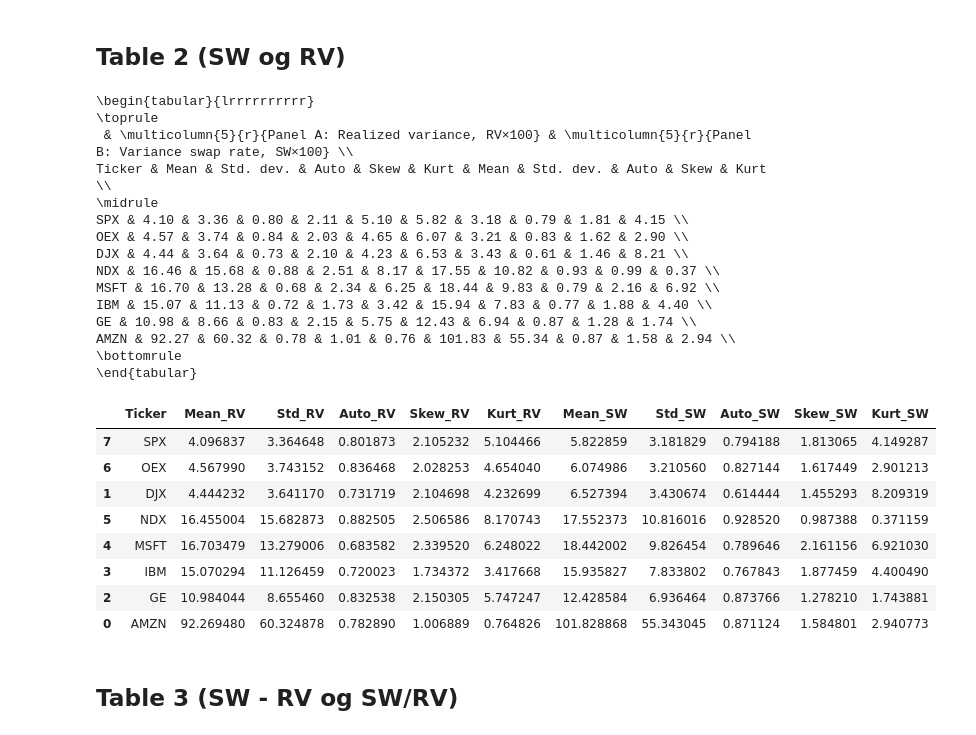
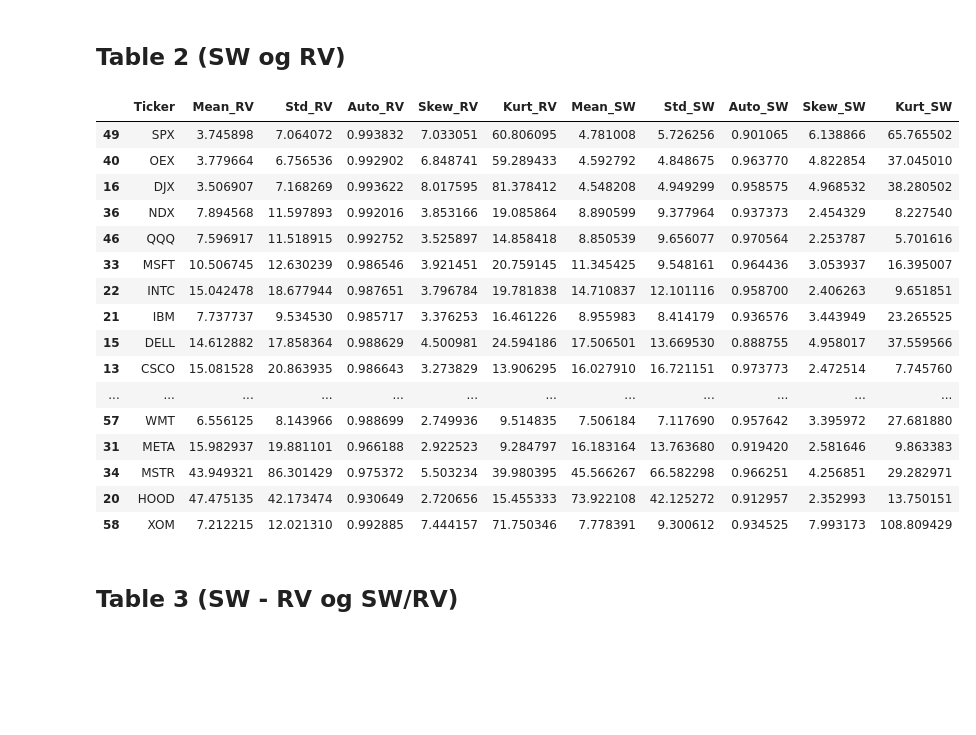
Before and after one commit to MadsHebsgaard/volpy, a Jupyter notebook: main.ipynb, the cells around one changed output. Saved outputs shown, nothing was run; the diff lists cells and outputs as text; code cells hidden in the pictures; blank space fills up the shorter version.

```diff
--- a/main.ipynb
+++ b/main.ipynb
@@ -32,17 +33,15 @@ importlib.reload(table_lib)
 # %%
 # Load data
 profile = "Mads"
-data_folder = "i4s4"
-tickers = None
+data_folder = "US ZOO"   # "i4s4"  ,   "US ZOO"
+tickers = ['SPX', 'OEX', "DJX", "DNX", "GE", "AMZN", "TSLA"] #  None
 # tickers = ["SPX", "OEX", "AMZN"]
 od, FW, ZCY_curves, returns_and_prices = load_clean_lib.load_od_FW_ZCY(profile, data_folder, tickers = tickers)
+first_day = od["date"].min()
+last_day = od["date"].max()
 
 # first_day = pd.to_datetime("1996-01-04")
-# last_day = pd.to_datetime("1997-01-01")
-first_day = pd.to_datetime("1996-01-04")
-# first_day = pd.to_datetime("2002-01-04")
-last_day = pd.to_datetime("2003-02-28")
-# last_day = pd.to_datetime("1996-05-01")
+# last_day = pd.to_datetime("2003-02-28")
 
 # Clean data
 od = load_clean_lib.clean_od(od, first_day = first_day, last_day = last_day)
@@ -92,3 +93,5 @@ summary_dly_df = vp.fill_swap_rates(summary_dly_df, od_rdy, n_points=200)
+# %%
+summary_dly_df = pd.read_csv(f"data/summary_dly_df 2025-03_11_11-44.csv")
 # %% [markdown]
 ## Keep only active days, and take average for table (just overview)
 # %%
@@ -129,6 +121,8 @@ merged_df = summary_dly_df_reset.merge(
 # Optionally, set the index back to ['Date', 'Ticker']
 summary_dly_df = merged_df.set_index(['Date', 'Ticker'])
 summary_dly_df = summary_dly_df.reset_index()
+# %%
+summary_dly_df = summary_dly_df[summary_dly_df["SW"].notna()]
 # %% [markdown]
 ## Table 1 (Aktive dage)
 # %%
@@ -167,32 +155,25 @@ AMZN & 20-Nov-1997 & 28-Feb-2003 & 1261 & 13.92 \\
 # %% [markdown]
 ## Table 2 (SW og RV)
 # %%
-table_lib.CarrWu2009_table_2(summary_dly_df, print_latex = True) # , print_latex = True
+table_lib.CarrWu2009_table_2(summary_dly_df, print_latex = False) # , print_latex = True
 # %% [output]
-\begin{tabular}{lrrrrrrrrrr}
-\toprule
- & \multicolumn{5}{r}{Panel A: Realized variance, RV×100} & \multicolumn{5}{r}{Panel B: Variance swap rate, SW×100} \\
-Ticker & Mean & Std. dev. & Auto & Skew & Kurt & Mean & Std. dev. & Auto & Skew & Kurt \\
-\midrule
-SPX & 4.10 & 3.36 & 0.80 & 2.11 & 5.10 & 5.82 & 3.18 & 0.79 & 1.81 & 4.15 \\
-OEX & 4.57 & 3.74 & 0.84 & 2.03 & 4.65 & 6.07 & 3.21 & 0.83 & 1.62 & 2.90 \\
-DJX & 4.44 & 3.64 & 0.73 & 2.10 & 4.23 & 6.53 & 3.43 & 0.61 & 1.46 & 8.21 \\
-NDX & 16.46 & 15.68 & 0.88 & 2.51 & 8.17 & 17.55 & 10.82 & 0.93 & 0.99 & 0.37 \\
-MSFT & 16.70 & 13.28 & 0.68 & 2.34 & 6.25 & 18.44 & 9.83 & 0.79 & 2.16 & 6.92 \\
-IBM & 15.07 & 11.13 & 0.72 & 1.73 & 3.42 & 15.94 & 7.83 & 0.77 & 1.88 & 4.40 \\
-GE & 10.98 & 8.66 & 0.83 & 2.15 & 5.75 & 12.43 & 6.94 & 0.87 & 1.28 & 1.74 \\
-AMZN & 92.27 & 60.32 & 0.78 & 1.01 & 0.76 & 101.83 & 55.34 & 0.87 & 1.58 & 2.94 \\
-\bottomrule
-\end{tabular}
 |  | Ticker | Mean_RV | Std_RV | Auto_RV | Skew_RV | Kurt_RV | Mean_SW | Std_SW | Auto_SW | Skew_SW | Kurt_SW |
-| 7 | SPX | 4.096837 | 3.364648 | 0.801873 | 2.105232 | 5.104466 | 5.822859 | 3.181829 | 0.794188 | 1.813065 | 4.149287 |
-| 6 | OEX | 4.567990 | 3.743152 | 0.836468 | 2.028253 | 4.654040 | 6.074986 | 3.210560 | 0.827144 | 1.617449 | 2.901213 |
-| 1 | DJX | 4.444232 | 3.641170 | 0.731719 | 2.104698 | 4.232699 | 6.527394 | 3.430674 | 0.614444 | 1.455293 | 8.209319 |
-| 5 | NDX | 16.455004 | 15.682873 | 0.882505 | 2.506586 | 8.170743 | 17.552373 | 10.816016 | 0.928520 | 0.987388 | 0.371159 |
-| 4 | MSFT | 16.703479 | 13.279006 | 0.683582 | 2.339520 | 6.248022 | 18.442002 | 9.826454 | 0.789646 | 2.161156 | 6.921030 |
-| 3 | IBM | 15.070294 | 11.126459 | 0.720023 | 1.734372 | 3.417668 | 15.935827 | 7.833802 | 0.767843 | 1.877459 | 4.400490 |
-| 2 | GE | 10.984044 | 8.655460 | 0.832538 | 2.150305 | 5.747247 | 12.428584 | 6.936464 | 0.873766 | 1.278210 | 1.743881 |
-| 0 | AMZN | 92.269480 | 60.324878 | 0.782890 | 1.006889 | 0.764826 | 101.828868 | 55.343045 | 0.871124 | 1.584801 | 2.940773 |
+| 49 | SPX | 3.745898 | 7.064072 | 0.993832 | 7.033051 | 60.806095 | 4.781008 | 5.726256 | 0.901065 | 6.138866 | 65.765502 |
+| 40 | OEX | 3.779664 | 6.756536 | 0.992902 | 6.848741 | 59.289433 | 4.592792 | 4.848675 | 0.963770 | 4.822854 | 37.045010 |
+| 16 | DJX | 3.506907 | 7.168269 | 0.993622 | 8.017595 | 81.378412 | 4.548208 | 4.949299 | 0.958575 | 4.968532 | 38.280502 |
+| 36 | NDX | 7.894568 | 11.597893 | 0.992016 | 3.853166 | 19.085864 | 8.890599 | 9.377964 | 0.937373 | 2.454329 | 8.227540 |
+| 46 | QQQ | 7.596917 | 11.518915 | 0.992752 | 3.525897 | 14.858418 | 8.850539 | 9.656077 | 0.970564 | 2.253787 | 5.701616 |
+| 33 | MSFT | 10.506745 | 12.630239 | 0.986546 | 3.921451 | 20.759145 | 11.345425 | 9.548161 | 0.964436 | 3.053937 | 16.395007 |
+| 22 | INTC | 15.042478 | 18.677944 | 0.987651 | 3.796784 | 19.781838 | 14.710837 | 12.101116 | 0.958700 | 2.406263 | 9.651851 |
+| 21 | IBM | 7.737737 | 9.534530 | 0.985717 | 3.376253 | 16.461226 | 8.955983 | 8.414179 | 0.936576 | 3.443949 | 23.265525 |
+| 15 | DELL | 14.612882 | 17.858364 | 0.988629 | 4.500981 | 24.594186 | 17.506501 | 13.669530 | 0.888755 | 4.958017 | 37.559566 |
+| 13 | CSCO | 15.081528 | 20.863935 | 0.986643 | 3.273829 | 13.906295 | 16.027910 | 16.721151 | 0.973773 | 2.472514 | 7.745760 |
+| ... | ... | ... | ... | ... | ... | ... | ... | ... | ... | ... | ... |
+| 57 | WMT | 6.556125 | 8.143966 | 0.988699 | 2.749936 | 9.514835 | 7.506184 | 7.117690 | 0.957642 | 3.395972 | 27.681880 |
+| 31 | META | 15.982937 | 19.881101 | 0.966188 | 2.922523 | 9.284797 | 16.183164 | 13.763680 | 0.919420 | 2.581646 | 9.863383 |
+| 34 | MSTR | 43.949321 | 86.301429 | 0.975372 | 5.503234 | 39.980395 | 45.566267 | 66.582298 | 0.966251 | 4.256851 | 29.282971 |
+| 20 | HOOD | 47.475135 | 42.173474 | 0.930649 | 2.720656 | 15.455333 | 73.922108 | 42.125272 | 0.912957 | 2.352993 | 13.750151 |
+| 58 | XOM | 7.212215 | 12.021310 | 0.992885 | 7.444157 | 71.750346 | 7.778391 | 9.300612 | 0.934525 | 7.993173 | 108.809429 |
 # %% [markdown]
 ## Table 3 (SW - RV og SW/RV)
 # %%
```
Also changed, not shown: parts of 7 cells of this notebook, 2 other files.
